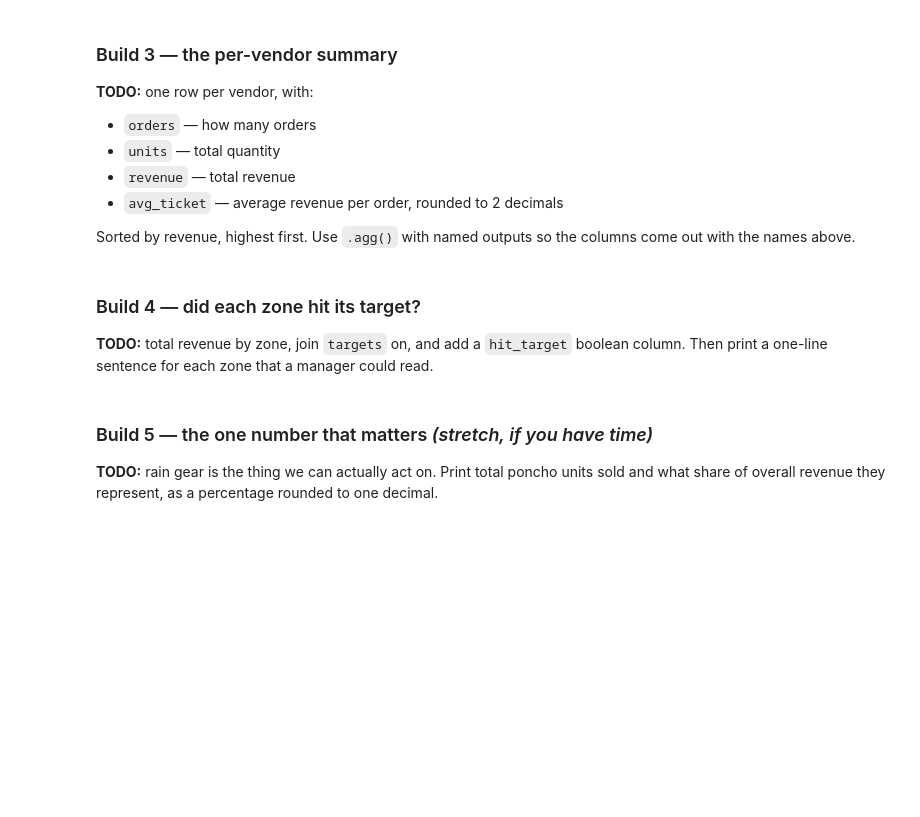
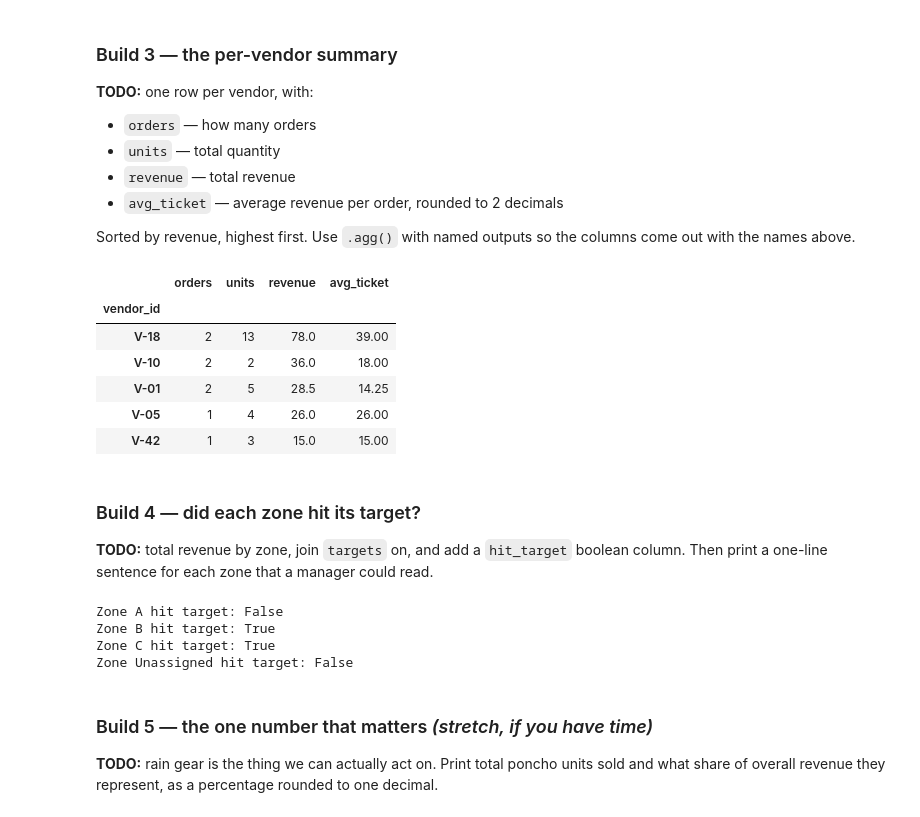
Before and after one commit to AdelineKwakye/ds2002-fa26, a Jupyter notebook: notebooks/03-pandas-cleaning/2026-09-16 — Pandas Core Ops — Studio.ipynb, the cells around one changed output. Drawn from its saved outputs; the diff is of its cells as text; code cells hidden in the pictures; blank space fills up the shorter version.

```diff
--- a/notebooks/03-pandas-cleaning/2026-09-16 — Pandas Core Ops — Studio.ipynb
+++ b/notebooks/03-pandas-cleaning/2026-09-16 — Pandas Core Ops — Studio.ipynb
@@ -188,5 +260,10 @@ print('duplicated vendor rows:', vendors.duplicated().sum())
 **TODO:** drop the duplicate vendor row, then join it onto `orders` with an indicator. Your merge must come out at **8 rows** with the revenue total unchanged from the baseline. Print both to prove it.
 # %%
 # TODO: clean_vendors = ...
+clean_vendors = vendors.drop_duplicates()
 # TODO: joined = orders.merge(...)
+joined = orders.merge(clean_vendors, on="vendor_id", how='left', indicator=True)
 # TODO: print row count and revenue, and compare to baseline_rows / baseline_revenue
+print(len(joined))
+print(joined['revenue'].sum())
+print(joined['revenue'].sum() == baseline_revenue)
@@ -202,4 +283,7 @@ One order belongs to a vendor that is not on the roster. You have three options,
 **TODO:** pick one, implement it, and write one sentence saying why. Print how much revenue the decision affects either way.
 # %%
 # TODO: implement your choice
+joined['vendor_name'] = joined['vendor_name'].fillna('Unknown vendor')
+joined['zone'] = joined['zone'].fillna('Unassigned')
 # TODO: print the revenue attached to the unmatched order
+print(joined.loc[joined['vendor_name'] == 'Unknown vendor', 'revenue'].sum())
@@ -221,3 +305,19 @@ Sorted by revenue, highest first. Use `.agg()` with named outputs so the columns
+# %%
+# TODO
+joined.groupby('vendor_id').agg(
+    orders=('order_id', 'count'),
+    units=('qty', 'sum'),
+    revenue=('revenue', 'sum'),
+    avg_ticket=('revenue', 'mean'),
+).round(2).sort_values('revenue', ascending=False)
+# %% [output]
+|  | orders | units | revenue | avg_ticket |
+| vendor_id |  |  |  |  |
+| V-18 | 2 | 13 | 78.0 | 39.00 |
+| V-10 | 2 | 2 | 36.0 | 18.00 |
+| V-01 | 2 | 5 | 28.5 | 14.25 |
+| V-05 | 1 | 4 | 26.0 | 26.00 |
+| V-42 | 1 | 3 | 15.0 | 15.00 |
 # %% [markdown]
 ### Build 4 — did each zone hit its target?
 
@@ -227,3 +325,18 @@ Sorted by revenue, highest first. Use `.agg()` with named outputs so the columns
+# %%
+# TODO
+rev_by_zone = joined.groupby('zone').agg(
+    revenue= ('revenue', 'sum')
+)
+rev_by_zone = rev_by_zone.merge(targets, on='zone', how='left')
+rev_by_zone['hit_target'] = rev_by_zone['revenue'] >= rev_by_zone['revenue_target']
+
+for i, row in rev_by_zone.iterrows():
+  print(f"Zone {row['zone']} hit target: {row['hit_target']}")
+# %% [output]
+Zone A hit target: False
+Zone B hit target: True
+Zone C hit target: True
+Zone Unassigned hit target: False
 # %% [markdown]
 ### Build 5 — the one number that matters *(stretch, if you have time)*
 
```
Also changed, not shown: parts of 18 cells of this notebook.
